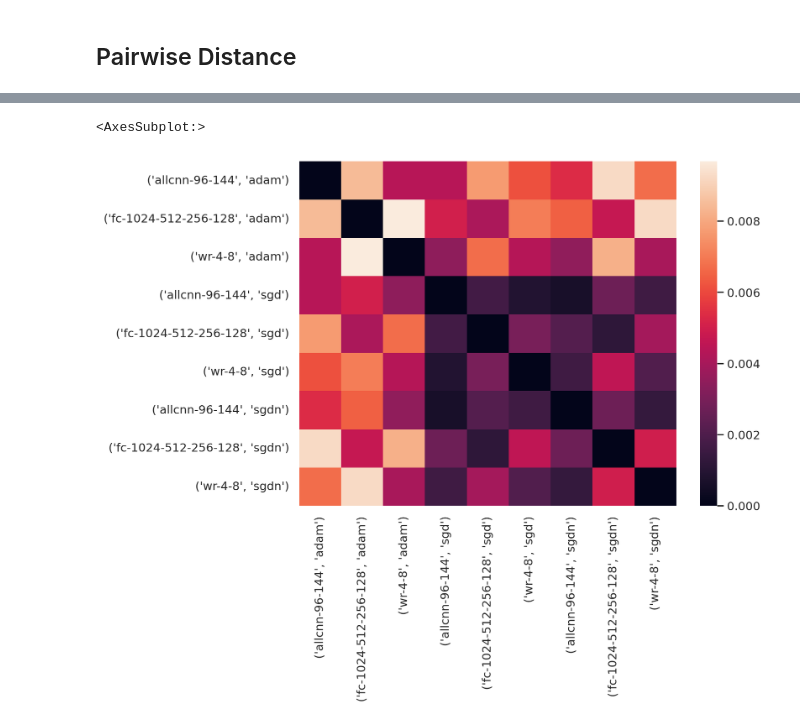
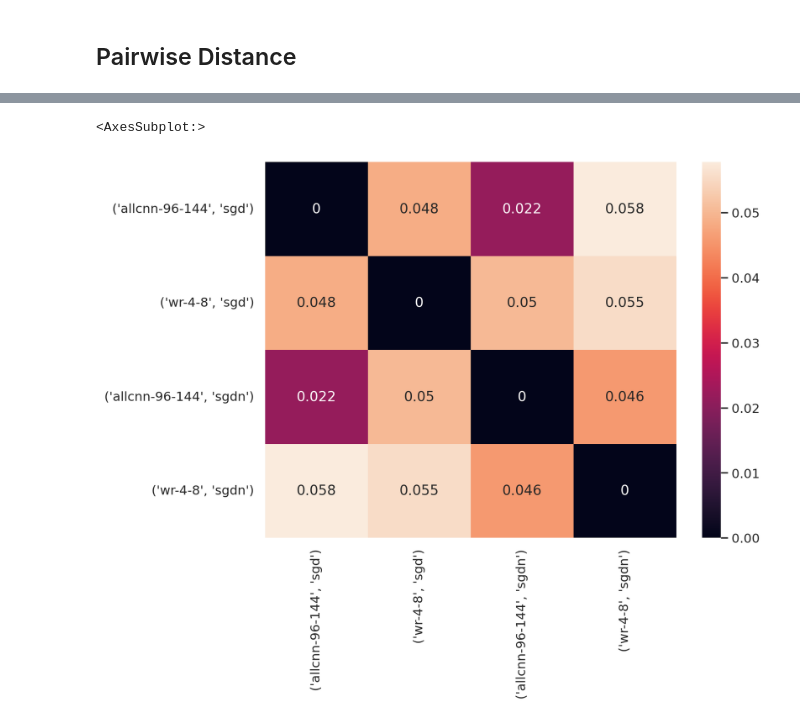
Before and after one commit to grasp-lyrl/low-dimensional-deepnets, a Jupyter notebook: distance.ipynb, the cells around one changed output, grey strips where cells are left out. Cells and saved outputs as stored; diff of their text form; code cells hidden in the pictures.

Commit message:
batch distance

```diff
--- a/distance.ipynb
+++ b/distance.ipynb
@@ -93,8 +100,10 @@ for ne in np.concatenate([np.arange(10, 50, 10), np.arange(50, 500, 100), np.ara
             i1 = get_idx(dc, f"m=='{m}' & opt=='{o}' & seed=={seeds[s1]}")
             i2 = get_idx(dc, f"m=='{m}' & opt=='{o}' & seed=={seeds[s2]}")
             di = dinpca(th.Tensor(r['xp'][i1, :ne]), th.Tensor(r['xp'][i2, :ne]), th.Tensor(np.sign(r['e'][:ne])))
-            db = dbhat(th.Tensor(np.stack(d.iloc[i1][k])), th.Tensor(np.stack(d.iloc[i2][k])))
-            avg_fnorm.append(dict(fnorm=th.norm(di-db**2).item(), ne=ne, label=(seeds[s1], seeds[s2])))
+#             di = di + th.Tensor(cmean[:, i1]).cuda() + th.Tensor(rmean[i2, :]).cuda()
+#             db = dbhat(th.Tensor(np.stack(d.iloc[i1][k])), th.Tensor(np.stack(d.iloc[i2][k])))
+            db = th.Tensor(w)[:, i1][i2].to(dev)
+            avg_fnorm.append(dict(fnorm=th.norm(di-db).item(), ne=ne, label=(seeds[s1], seeds[s2])))
     #         dists.append(dict(dist=di.cpu(), distf='inpca', s1=seeds[s1], s2=seeds[s2]))
     #         dists.append(dict(dist=db.cpu()**2, distf='bhat', s1=seeds[s1], s2=seeds[s2]))
 dists = pd.DataFrame(dists)
@@ -159,19 +173,0 @@ Text(0.5, 1.0, 'distance to average model')
-# %%
-dists = []
-dts = th.Tensor((pts[1:] - pts[:-1]) / T).cuda()
-for s in np.concatenate([np.arange(0.05, 0.1, 0.05), np.arange(0.1, 1, 0.2)]):
-    k = 'yh'
-    m = models[0]
-    o = opts[0]
-    i1 = get_idx(dc, f"m=='{m}' & opt=='{o}' & avg==True")
-    for seed in d['seed'].unique():
-        if seed < 0:
-            continue
-        i2 = get_idx(dc, f"m=='{m}' & opt=='{o}' & seed=={seed}")
-        db = dbhat(th.Tensor(np.stack(d.iloc[i1][k])), th.Tensor(np.stack(d.iloc[i2][k])))[:, :-1]
-        p = th.exp(-db/(2*s**2)).sum(1)
-        kdist = (th.exp(-db/(2*s**2)) * db).sum(1) / p
-#         kdist=dp2t(th.Tensor(np.stack(d.iloc[i1][k])), th.Tensor(np.stack(d.iloc[i2][k])), s=s)
-        for i in range(len(kdist)):
-            dists.append(dict(dist=kdist[i].item(), m=m, opt=o,
-                              t=pts[i], key=k, seed=seed, s=s))
@@ -199,2 +188,10 @@ Text(0.5, 1.0, 'dy & dbhat weighted')
 # %% [markdown]
 ## Pairwise Distance
+# %%
+loc = 'results/models/new'
+d = load_d(loc, cond={'bs':[200, 400], 'aug':[True], 'wd':[0.0], 'bn':[True], 'm':models, 'opt':opts},
+           avg_err=True, drop=True, probs=True)
+
+d = avg_model(d, groupby=['m', 'opt', 't', 'bs'], probs=True, get_err=True,
+              update_d=True, compute_distance=False, dev='cuda')['d']
+d = interpolate(d, ts, pts, columns=['seed', 'm', 'opt', 'avg', 'bs'], keys=['yh'], dev='cuda')
@@ -201,4 +202,2 @@ Text(0.5, 1.0, 'dy & dbhat weighted')
 # %%
-from utils import pairwise_dist
-from distance import *
-dists, configs = pairwise_dist(d, s=0.1)
+dists, configs = pairwise_dist_batch(d, groups=['m', 'opt', 'seed', 'bs'], s=0.1, batch=2)
@@ -230,17 +241,18 @@ sns.heatmap(pd.DataFrame(didxs, columns=columns[cidxs], index=columns[cidxs]), x
 # %%
 idxs = []
 columns = []
 for (i, c) in enumerate(configs):
-    if c[-1] == -1:
+    if c[-1] == -1 and c[0] != 'fc-1024-512-256-128' and c[1] != 'adam':
         idxs.append(i)
         columns.append(c[:2])
 idxs = np.array(idxs)
 columns = np.stack(columns)
 cidxs = np.lexsort(columns.T)
 idxs = idxs[cidxs]
+columns = columns[cidxs]
 
 didxs=dists_sym[:, idxs][idxs]
-sns.heatmap(pd.DataFrame(didxs, columns=columns[cidxs], index=columns[cidxs]), xticklabels=1, yticklabels=1)
+sns.heatmap(pd.DataFrame(didxs, columns=columns, index=columns), xticklabels=1, yticklabels=1, annot=True)
 # %% [output]
 <AxesSubplot:>
-[figure, old version]
+[figure, new version]
```
Also changed, not shown: parts of 41 cells of this notebook, 3 other files.
